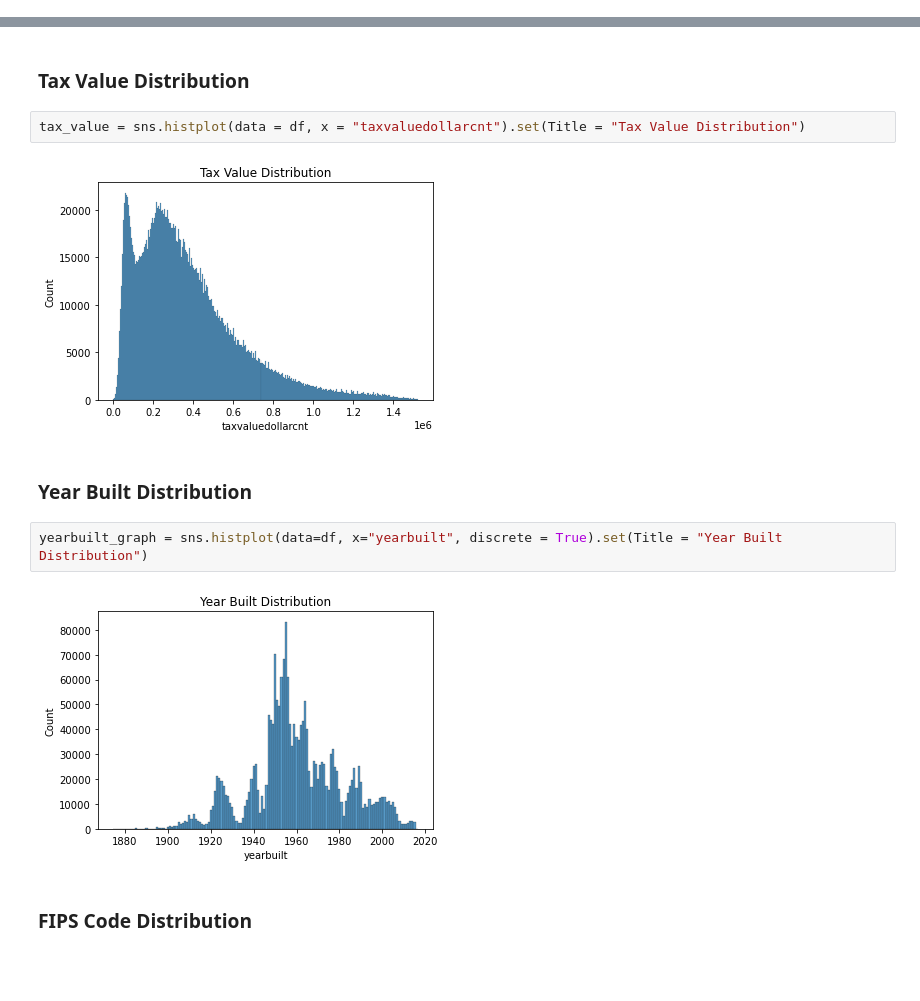
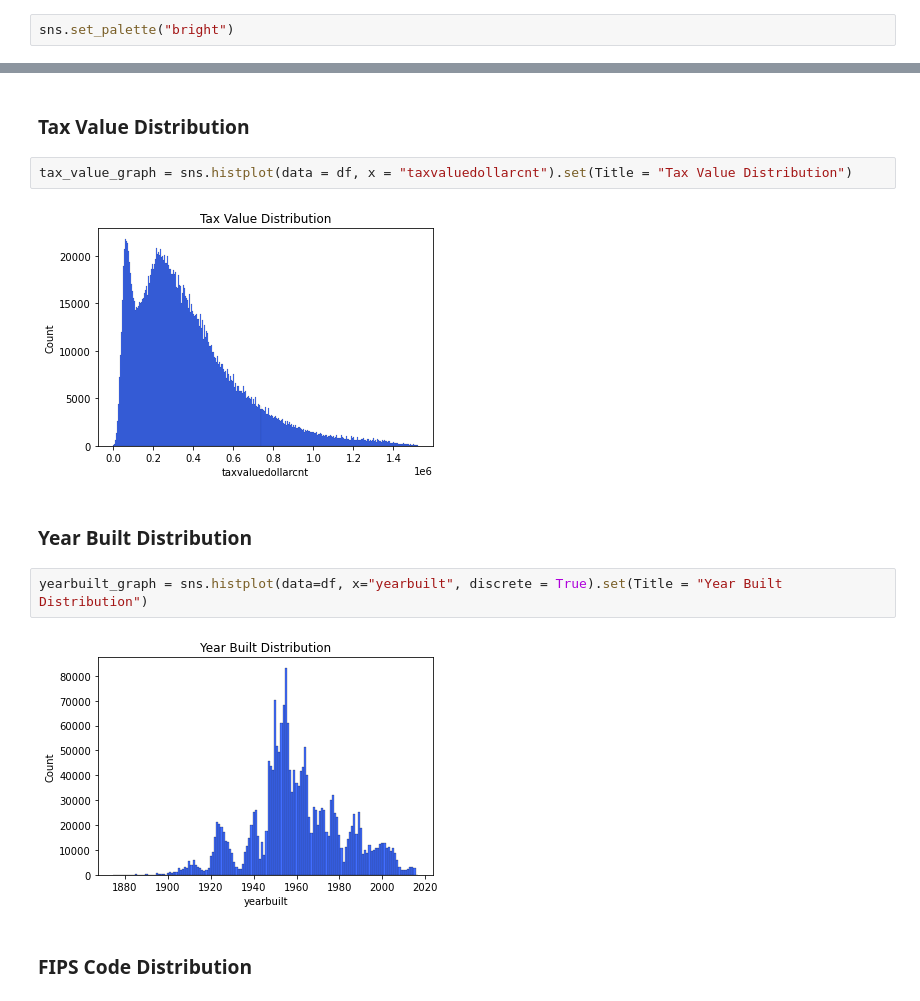
Before and after one commit to malachi-hale/Regression-exercises, a Jupyter notebook: wrangle.ipynb, the cells around one changed output, grey strips where cells are left out. Cells and saved outputs as stored; diff of their text form; blank space fills up the shorter version.

```diff
--- a/wrangle.ipynb
+++ b/wrangle.ipynb
@@ -263,3 +265,5 @@ Since we are exploring single variables, we do not need to split our data.
+# %%
+sns.set_palette("bright")
 # %% [markdown]
 ### Bedroom Count Distribution
 # %%
@@ -281,15 +285,15 @@ square_feet_log_scale = sns.histplot(data=df, x="calculatedfinishedsquarefeet").
 # %% [markdown]
 ### Tax Value Distribution
 # %%
-tax_value = sns.histplot(data = df, x = "taxvaluedollarcnt").set(Title = "Tax Value Distribution")
+tax_value_graph = sns.histplot(data = df, x = "taxvaluedollarcnt").set(Title = "Tax Value Distribution")
 # %% [output]
-[figure, old version]
+[figure, new version]
 # %% [markdown]
 ### Year Built Distribution
 # %%
 yearbuilt_graph = sns.histplot(data=df, x="yearbuilt", discrete = True).set(Title = "Year Built Distribution")
 # %% [output]
-[figure, old version]
+[figure, new version]
 # %% [markdown]
 ### FIPS Code Distribution
 # %%
```
Also changed, not shown: parts of 7 cells of this notebook.
